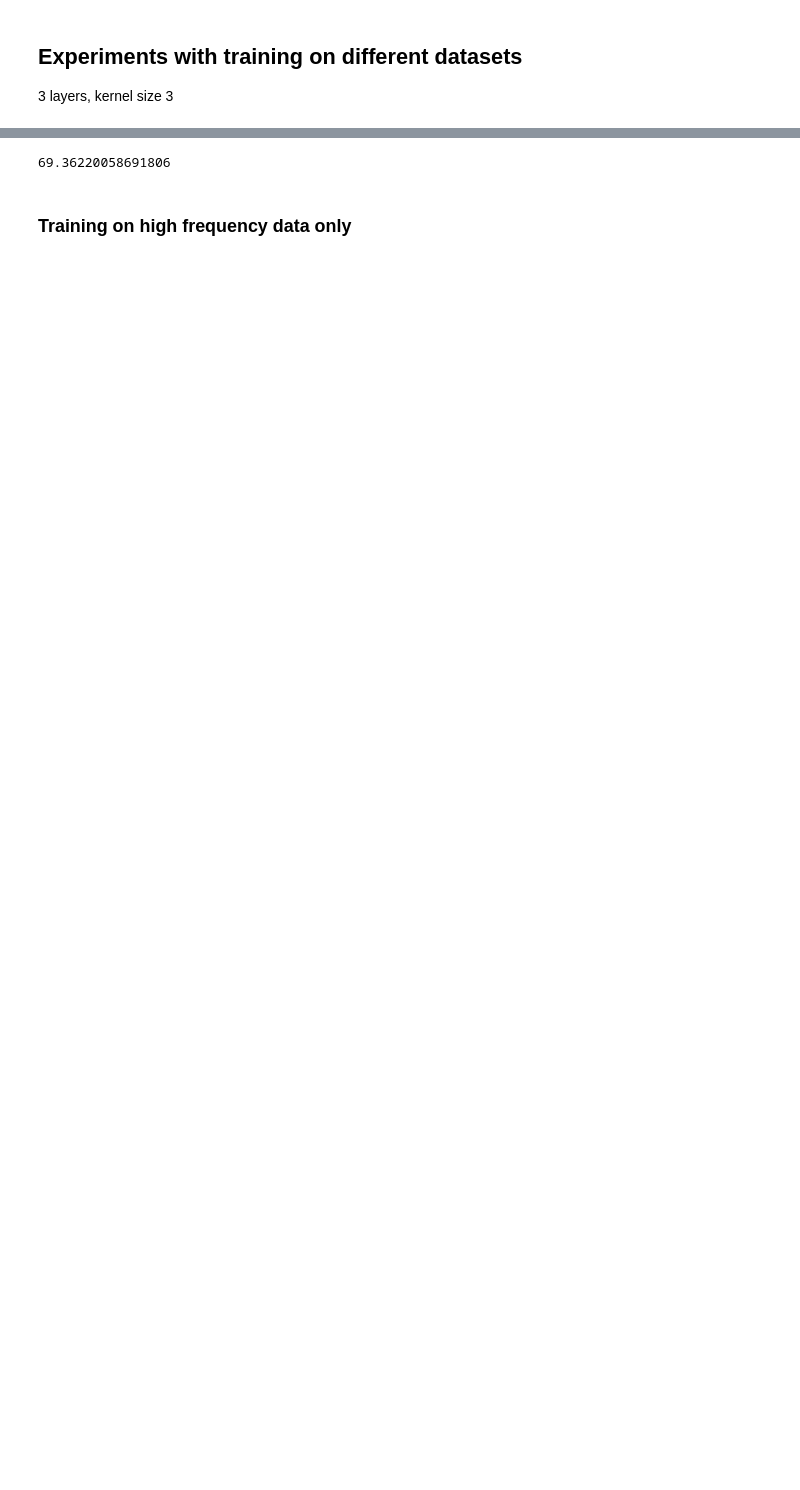
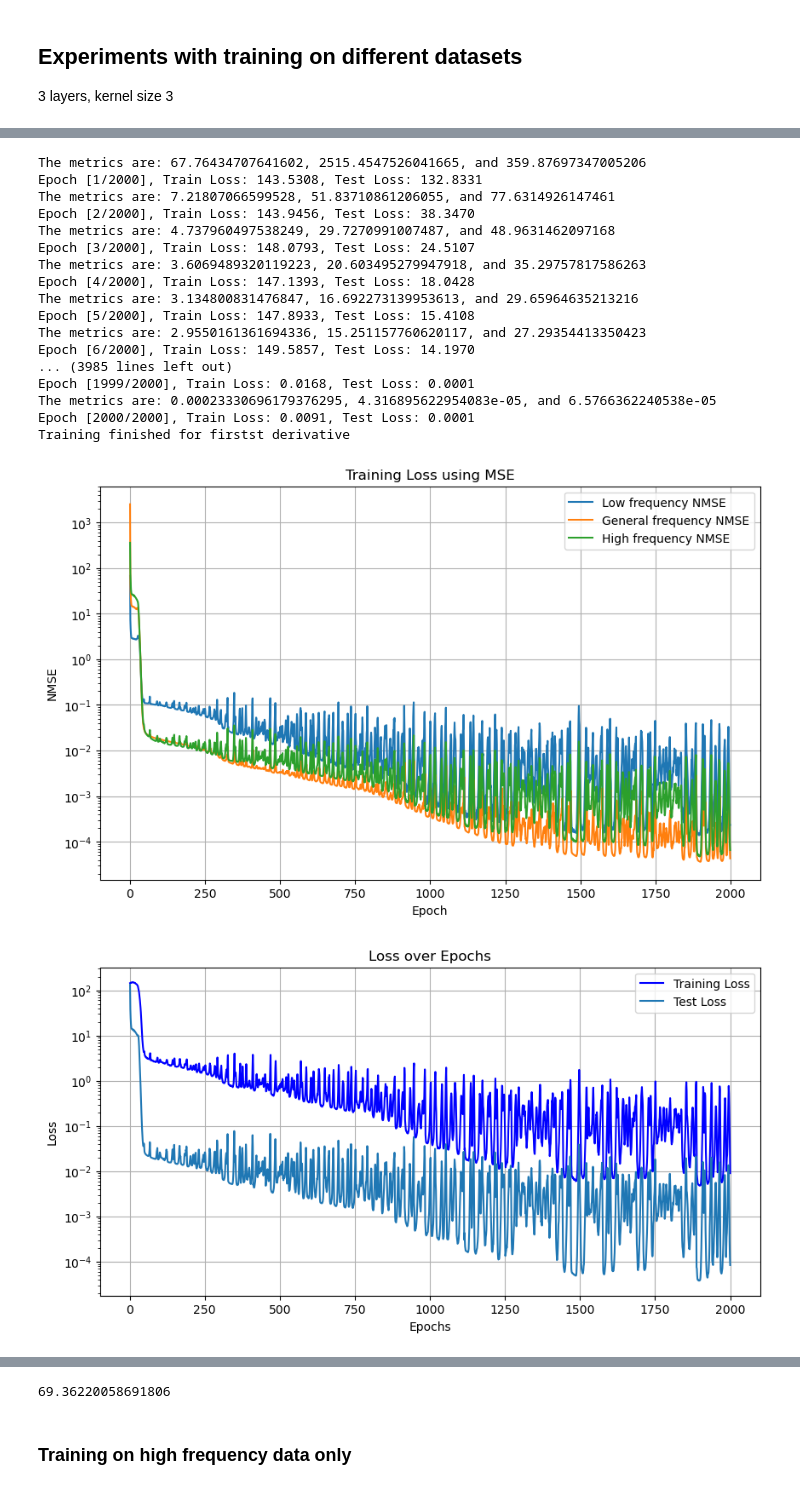
Before and after one commit to ewang26/multistage, a Jupyter notebook: scripts/spectral_bias/spectral_bias_dataset_experiments.ipynb, the cells around one changed output, grey strips where cells are left out. Saved outputs shown, nothing was run; the diff lists cells and outputs as text; code cells hidden in the pictures; blank space fills up the shorter version.

```diff
--- a/scripts/spectral_bias/spectral_bias_dataset_experiments.ipynb
+++ b/scripts/spectral_bias/spectral_bias_dataset_experiments.ipynb
@@ -557,0 +620,28 @@ Training finished for firstst derivative
+# %%
+set_seed(seed)
+L3ModelK3_low = SimpleCNN(n_layers=3, kernel_size=3)
+
+train_losses, test_losses = model_training(L3ModelK3_low, train_dataloader_g, test_dataloader_g,\
+    num_epochs=2000, split_freq=1, filename='../plots/spectral_bias/f0_E2000_phased_training',\
+    save=save, order='first', nmse=False)
+plot_losses(train_losses, test_losses, save_dir='../plots/spectral_bias', filename='f0_E2000_phased_training', save=save)
+# %% [output]
+The metrics are: 67.76434707641602, 2515.4547526041665, and 359.87697347005206
+Epoch [1/2000], Train Loss: 143.5308, Test Loss: 132.8331
+The metrics are: 7.21807066599528, 51.83710861206055, and 77.6314926147461
+Epoch [2/2000], Train Loss: 143.9456, Test Loss: 38.3470
+The metrics are: 4.737960497538249, 29.7270991007487, and 48.9631462097168
+Epoch [3/2000], Train Loss: 148.0793, Test Loss: 24.5107
+The metrics are: 3.6069489320119223, 20.603495279947918, and 35.29757817586263
+Epoch [4/2000], Train Loss: 147.1393, Test Loss: 18.0428
+The metrics are: 3.134800831476847, 16.692273139953613, and 29.65964635213216
+Epoch [5/2000], Train Loss: 147.8933, Test Loss: 15.4108
+The metrics are: 2.9550161361694336, 15.251157760620117, and 27.29354413350423
+Epoch [6/2000], Train Loss: 149.5857, Test Loss: 14.1970
+... (3985 lines left out)
+Epoch [1999/2000], Train Loss: 0.0168, Test Loss: 0.0001
+The metrics are: 0.00023330696179376295, 4.316895622954083e-05, and 6.5766362240538e-05
+Epoch [2000/2000], Train Loss: 0.0091, Test Loss: 0.0001
+Training finished for firstst derivative
+[figure, added]
+[figure, added]
```
Also changed, not shown: parts of 12 cells of this notebook.
